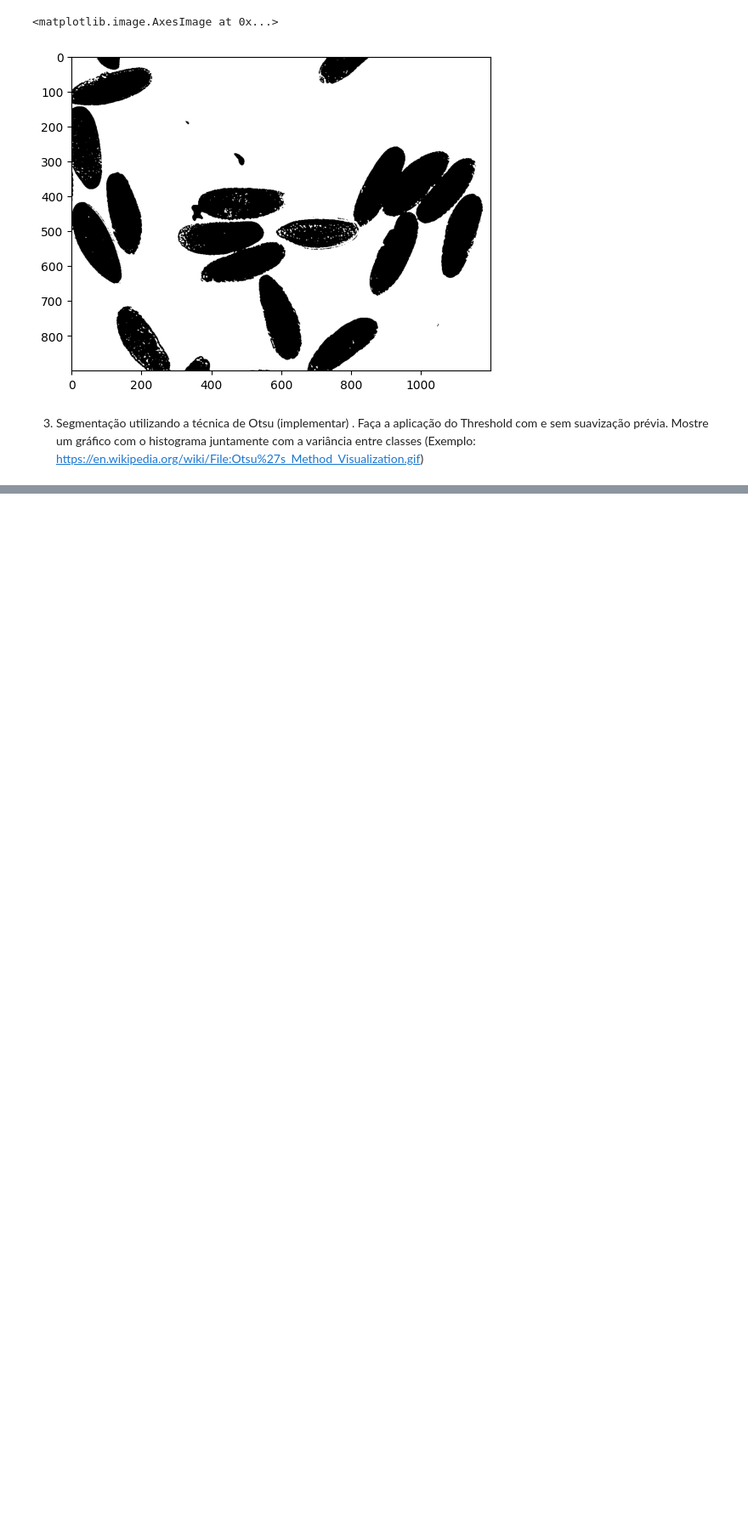
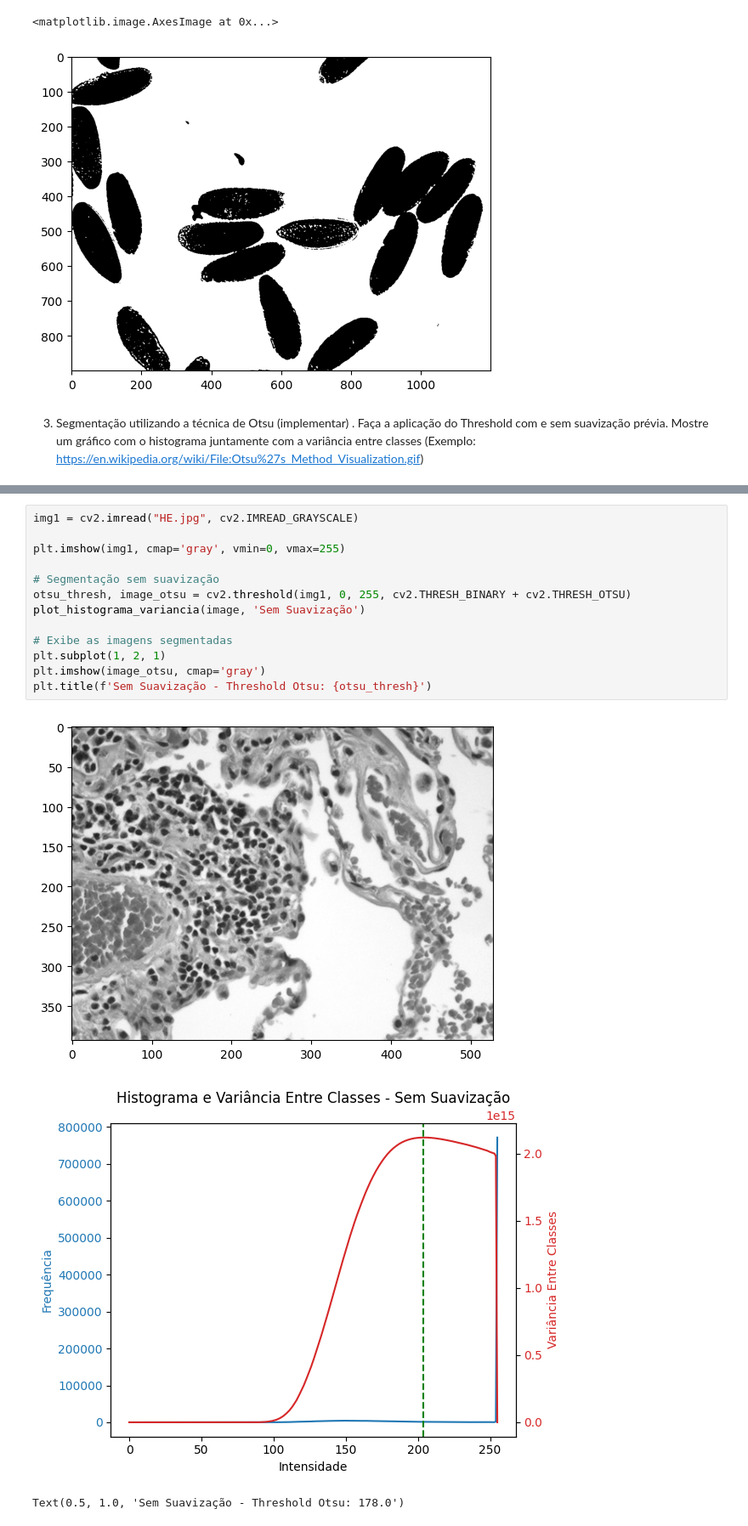
Before and after one commit to anaalicecordeiro/gbc216_t1_G04, a Jupyter notebook: Lab06 - Thresholding/lab06.ipynb, the cells around one changed output, grey strips where cells are left out. Shown at 85% size. Cells and saved outputs as stored; diff of their text form; blank space fills up the shorter version.

```diff
--- a/Lab06 - Thresholding/lab06.ipynb
+++ b/Lab06 - Thresholding/lab06.ipynb
@@ -104 +187,18 @@ plt.imshow(img1, cmap='gray', vmin=0, vmax=255);
 [figure]
+# %%
+img1 = cv2.imread("HE.jpg", cv2.IMREAD_GRAYSCALE)
+
+plt.imshow(img1, cmap='gray', vmin=0, vmax=255)
+
+# Segmentação sem suavização
+otsu_thresh, image_otsu = cv2.threshold(img1, 0, 255, cv2.THRESH_BINARY + cv2.THRESH_OTSU)
+plot_histograma_variancia(image, 'Sem Suavização')
+
+# Exibe as imagens segmentadas
+plt.subplot(1, 2, 1)
+plt.imshow(image_otsu, cmap='gray')
+plt.title(f'Sem Suavização - Threshold Otsu: {otsu_thresh}')
+# %% [output]
+[figure, added]
+[figure, added]
+Text(0.5, 1.0, 'Sem Suavização - Threshold Otsu: 178.0')
```
Also changed, not shown: parts of 13 cells of this notebook.
